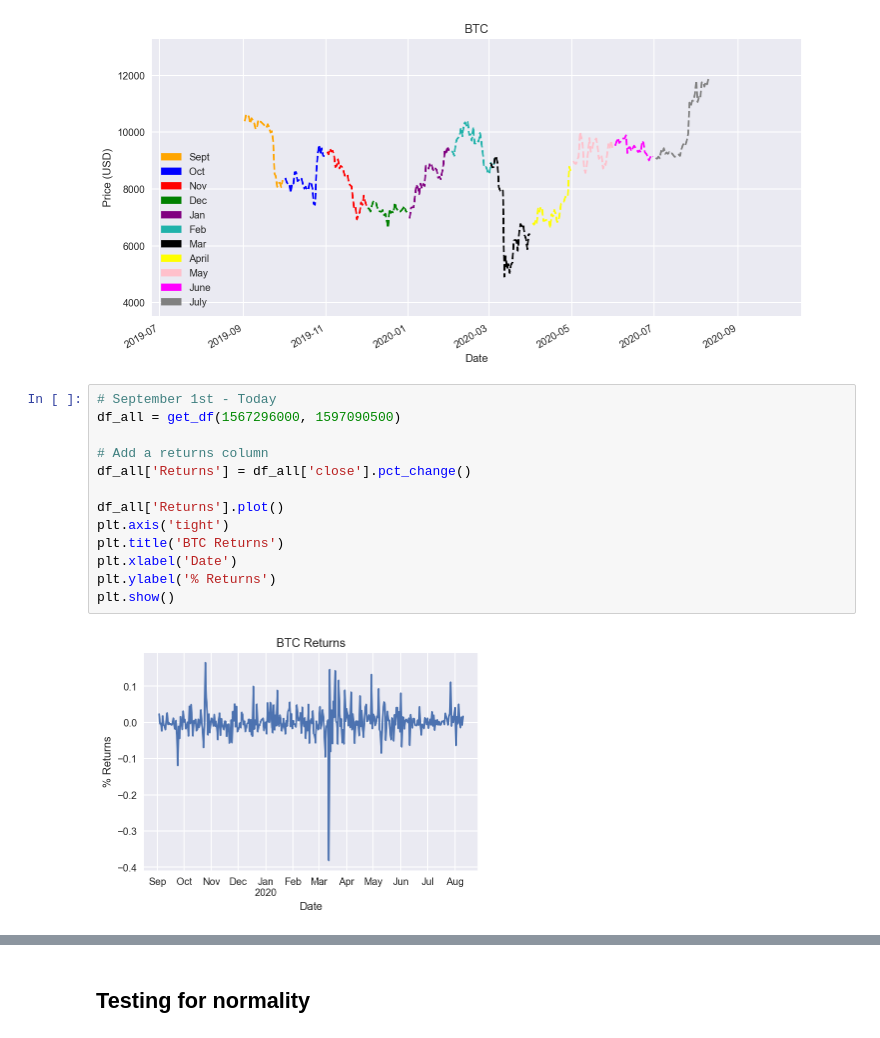
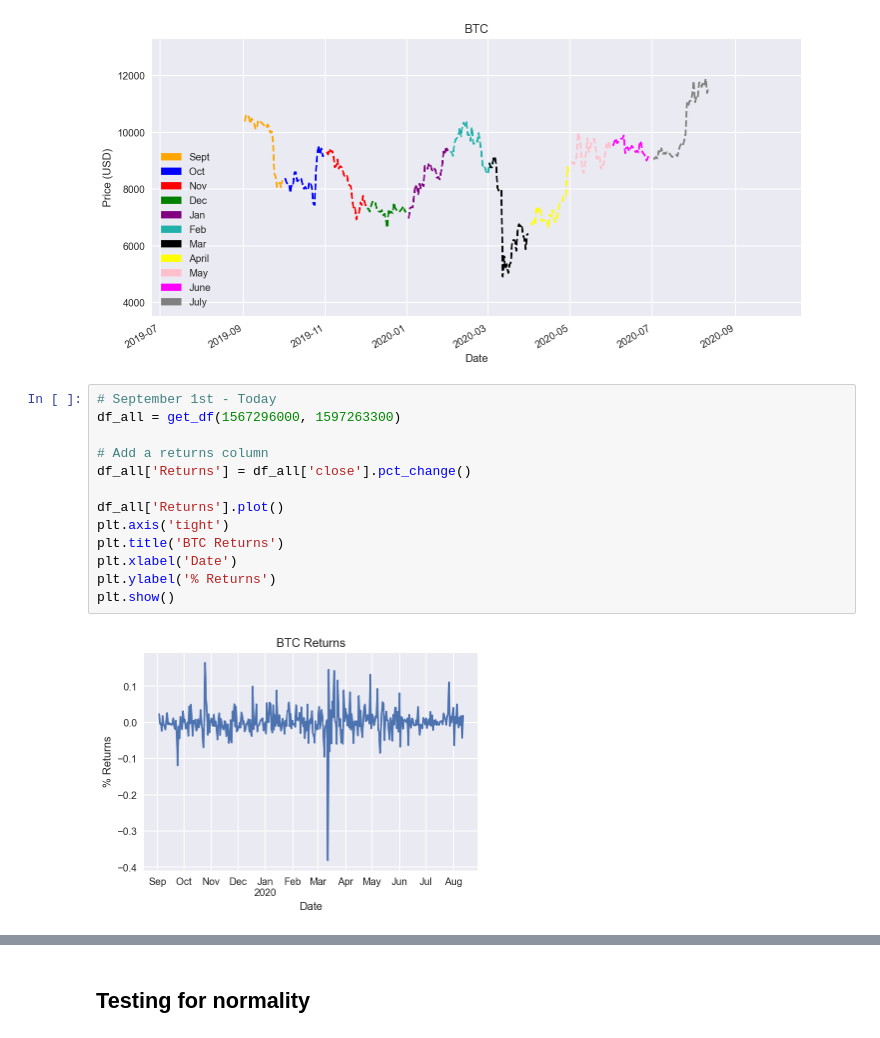
Before and after one commit to hilljtm/sfund, a Jupyter notebook: CryptoC_plots.ipynb, the cells around one changed output, grey strips where cells are left out. Cells and saved outputs as stored; diff of their text form.

```diff
--- a/CryptoC_plots.ipynb
+++ b/CryptoC_plots.ipynb
@@ -118,19 +118,19 @@ plt.show();
 [figure]
 # %%
 # September 1st - Today
-df_all = get_df(1567296000, 1597090500)
+df_all = get_df(1567296000, 1597263300)
 
 # Add a returns column
 df_all['Returns'] = df_all['close'].pct_change()
 
 df_all['Returns'].plot()
 plt.axis('tight')
 plt.title('BTC Returns')
 plt.xlabel('Date')
 plt.ylabel('% Returns')
 plt.show()
 # %% [output]
-[figure, old version]
+[figure, new version]
 # %%
 # Plot returns
 plt.hist(df_all['Returns'].dropna(), bins=75, density=False)
```
Also changed, not shown: parts of 7 cells of this notebook, 1 other file.
